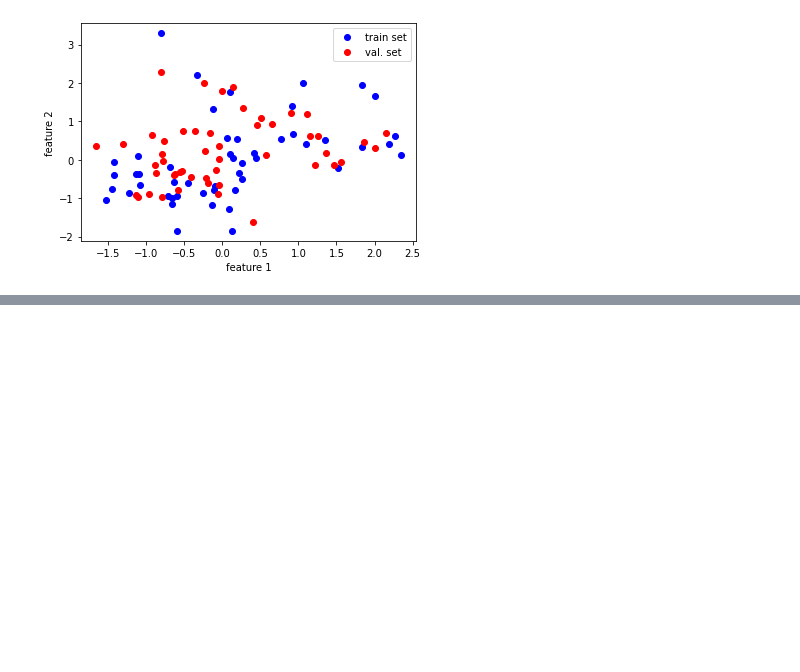
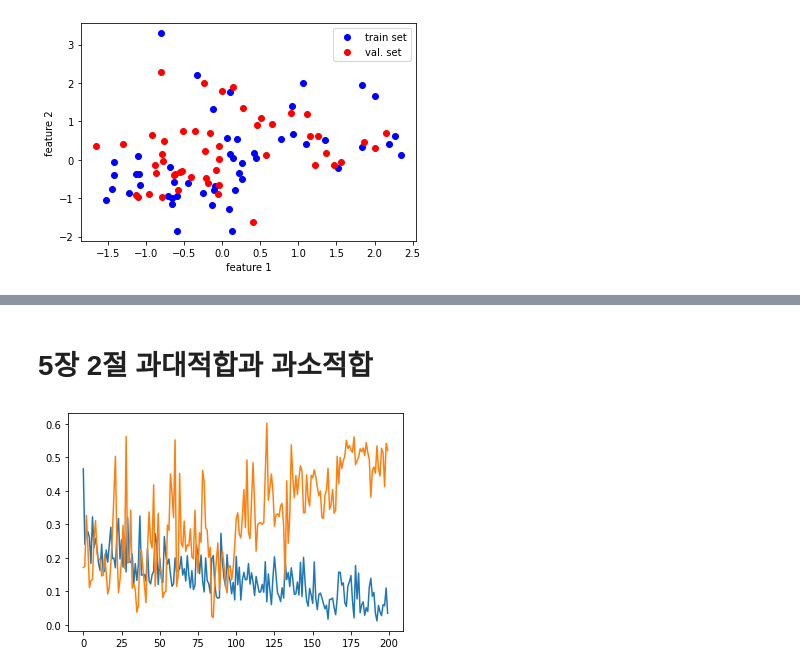
Before and after one commit to nejukmaster/Do-it-ML, a Jupyter notebook: 5장 훈련 최적화.ipynb, the cells around one changed output, grey strips where cells are left out. Cells and saved outputs as stored; diff of their text form; code cells hidden in the pictures; blank space fills up the shorter version.

```diff
--- a/5장 훈련 최적화.ipynb
+++ b/5장 훈련 최적화.ipynb
@@ -193,0 +194,2 @@ layer2.score(x_val_scaled, y_val)
+# %% [markdown]
+# 5장 2절 과대적합과 과소적합
@@ -193,0 +265,9 @@ layer2.score(x_val_scaled, y_val)
+# %%
+layer4 = SingleLayer()
+layer4.fit(x_train_scaled, y_train, x_val_scaled, y_val, epochs=200)
+# %%
+plt.plot(layer4.losses)
+plt.plot(layer4.val_losses)
+plt.show()
+# %% [output]
+[figure, added]
```
Also changed, not shown: parts of 4 cells of this notebook.
